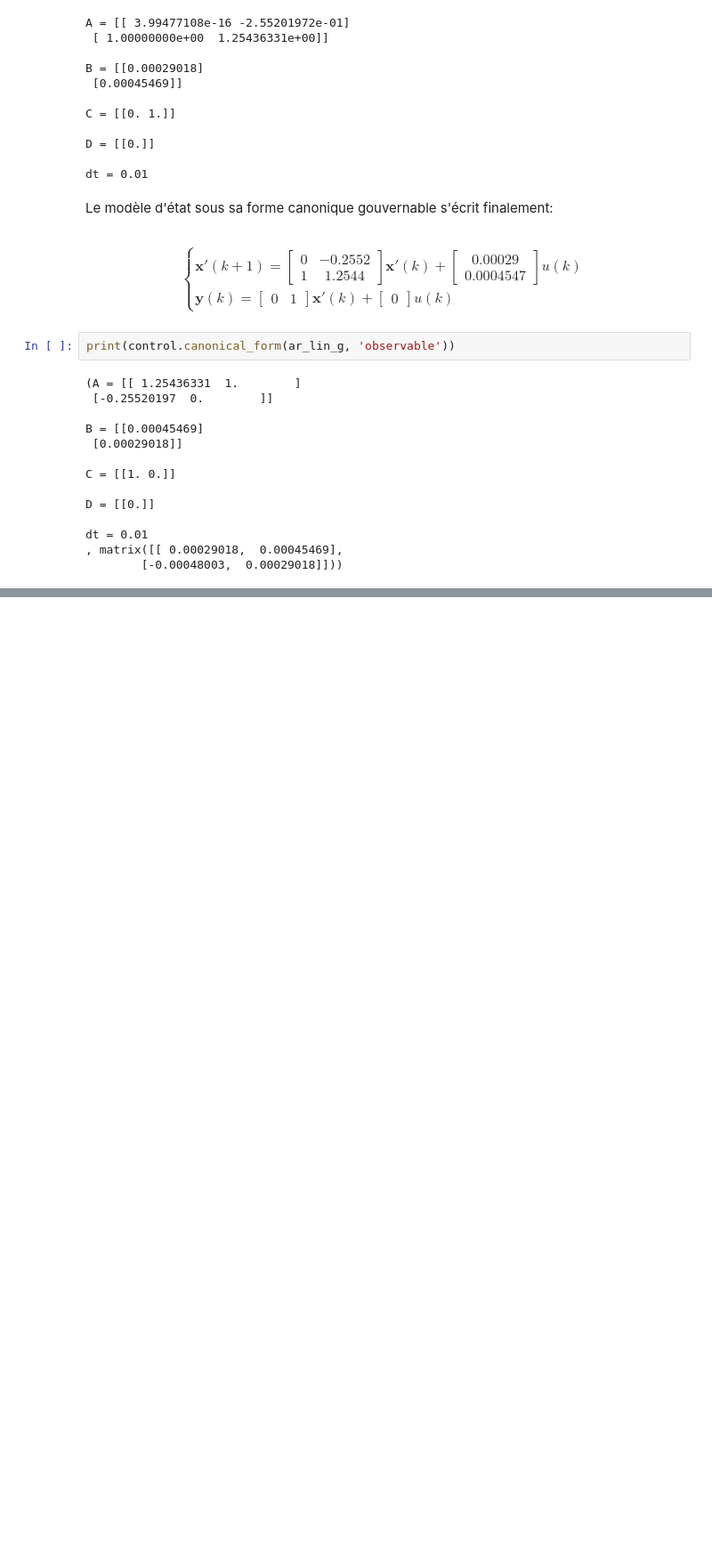
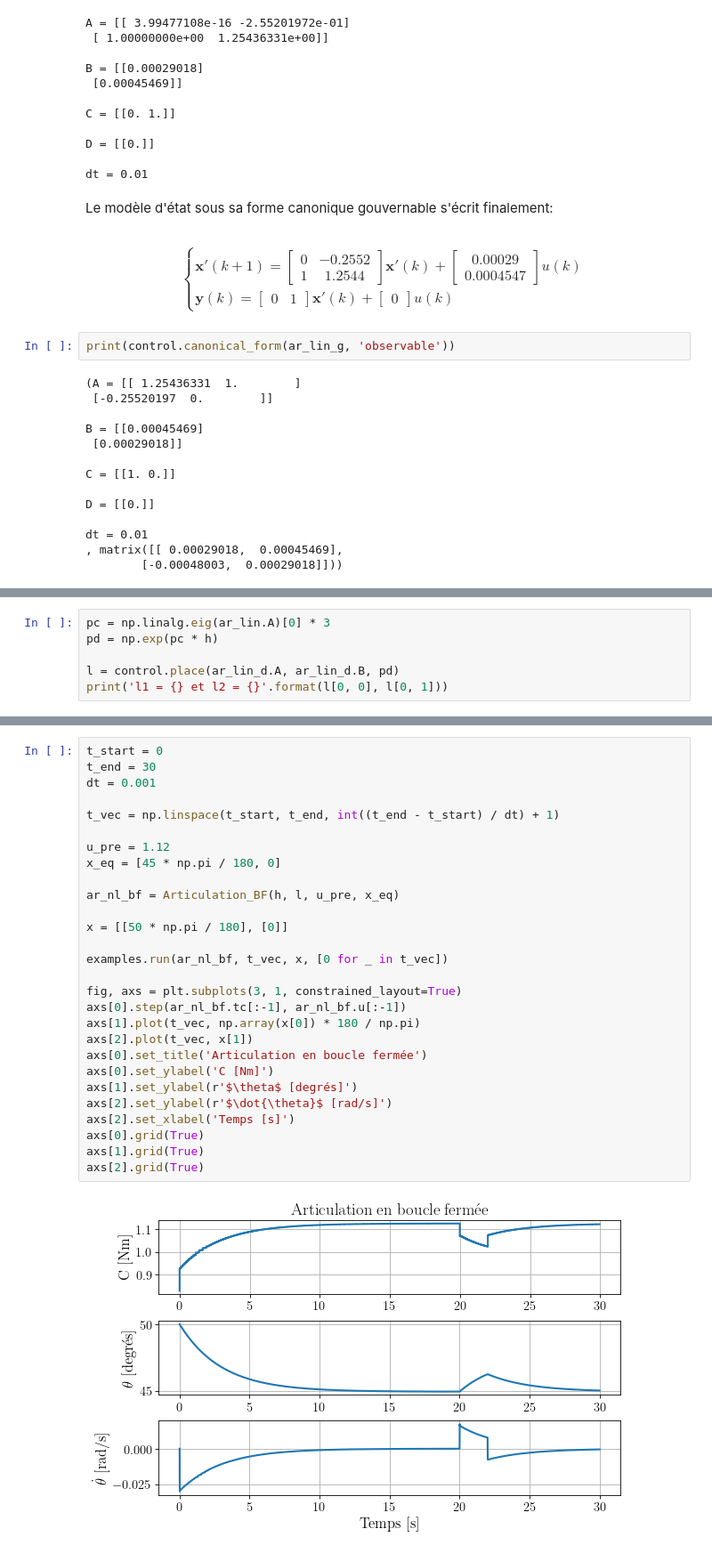
Before and after one commit to NoobleeGt/Notebooks, a Jupyter notebook: AutomatiqueAvancee/ArticulationRobot.ipynb, the cells around one changed output, grey strips where cells are left out. Shown at 89% size. Cells and saved outputs as stored; diff of their text form; blank space fills up the shorter version.

Commit message:
End Articulation Robot

```diff
--- a/AutomatiqueAvancee/ArticulationRobotAnalyse.ipynb
+++ b/AutomatiqueAvancee/ArticulationRobot.ipynb
@@ -497,0 +516,6 @@ dt = 0.01
+# %%
+pc = np.linalg.eig(ar_lin.A)[0] * 3
+pd = np.exp(pc * h)
+
+l = control.place(ar_lin_d.A, ar_lin_d.B, pd)
+print('l1 = {} et l2 = {}'.format(l[0, 0], l[0, 1]))
@@ -497,0 +560,30 @@ dt = 0.01
+# %%
+t_start = 0
+t_end = 30
+dt = 0.001
+
+t_vec = np.linspace(t_start, t_end, int((t_end - t_start) / dt) + 1)
+
+u_pre = 1.12
+x_eq = [45 * np.pi / 180, 0]
+
+ar_nl_bf = Articulation_BF(h, l, u_pre, x_eq)
+
+x = [[50 * np.pi / 180], [0]]
+
+examples.run(ar_nl_bf, t_vec, x, [0 for _ in t_vec])
+
+fig, axs = plt.subplots(3, 1, constrained_layout=True)
+axs[0].step(ar_nl_bf.tc[:-1], ar_nl_bf.u[:-1])
+axs[1].plot(t_vec, np.array(x[0]) * 180 / np.pi)
+axs[2].plot(t_vec, x[1])
+axs[0].set_title('Articulation en boucle fermée')
+axs[0].set_ylabel('C [Nm]')
+axs[1].set_ylabel(r'$\theta$ [degrés]')
+axs[2].set_ylabel(r'$\dot{\theta}$ [rad/s]')
+axs[2].set_xlabel('Temps [s]')
+axs[0].grid(True)
+axs[1].grid(True)
+axs[2].grid(True)
+# %% [output]
+[figure, added]
```
Also changed, not shown: parts of 11 cells of this notebook, 36 other files.
